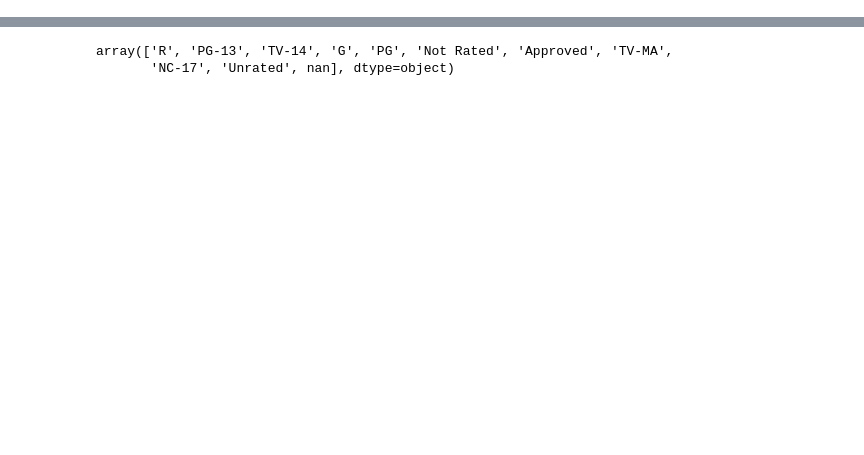
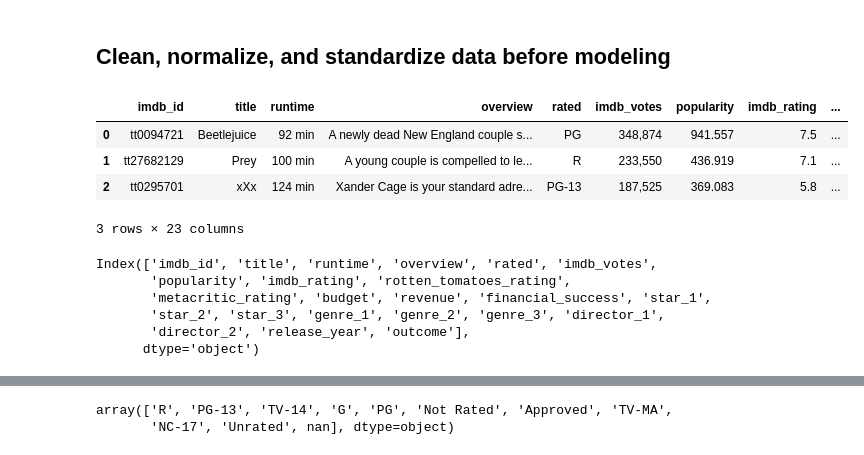
Before and after one commit to YesmelinP/Movie_Success_ML, a Jupyter notebook: logistic_regression.ipynb, the cells around one changed output, grey strips where cells are left out. Cells and saved outputs as stored; diff of their text form; code cells hidden in the pictures; blank space fills up the shorter version.

```diff
--- a/logistic_regression.ipynb
+++ b/logistic_regression.ipynb
@@ -34 +88,23 @@ Index(['imdb_id', 'title', 'release_year', 'runtime', 'genre', 'overview',
+# %% [markdown]
+## Clean, normalize, and standardize data before modeling
+# %%
+# Converting merged df from Spark into a Pandas DataFrame
+movies_df = merged_df.toPandas()
+movies_df.head(3)
+# %% [output]
+|  | imdb_id | title | runtime | overview | rated | imdb_votes | popularity | imdb_rating | ... |
+| 0 | tt0094721 | Beetlejuice | 92 min | A newly dead New England couple s... | PG | 348,874 | 941.557 | 7.5 | ... |
+| 1 | tt27682129 | Prey | 100 min | A young couple is compelled to le... | R | 233,550 | 436.919 | 7.1 | ... |
+| 2 | tt0295701 | xXx | 124 min | Xander Cage is your standard adre... | PG-13 | 187,525 | 369.083 | 5.8 | ... |
+3 rows × 23 columns
+# %%
+#Checking columns
+movies_df.columns
+# %% [output]
+Index(['imdb_id', 'title', 'runtime', 'overview', 'rated', 'imdb_votes',
+       'popularity', 'imdb_rating', 'rotten_tomatoes_rating',
+       'metacritic_rating', 'budget', 'revenue', 'financial_success', 'star_1',
+       'star_2', 'star_3', 'genre_1', 'genre_2', 'genre_3', 'director_1',
+       'director_2', 'release_year', 'outcome'],
+      dtype='object')
 # %%
```
Also changed, not shown: parts of 20 cells of this notebook.
